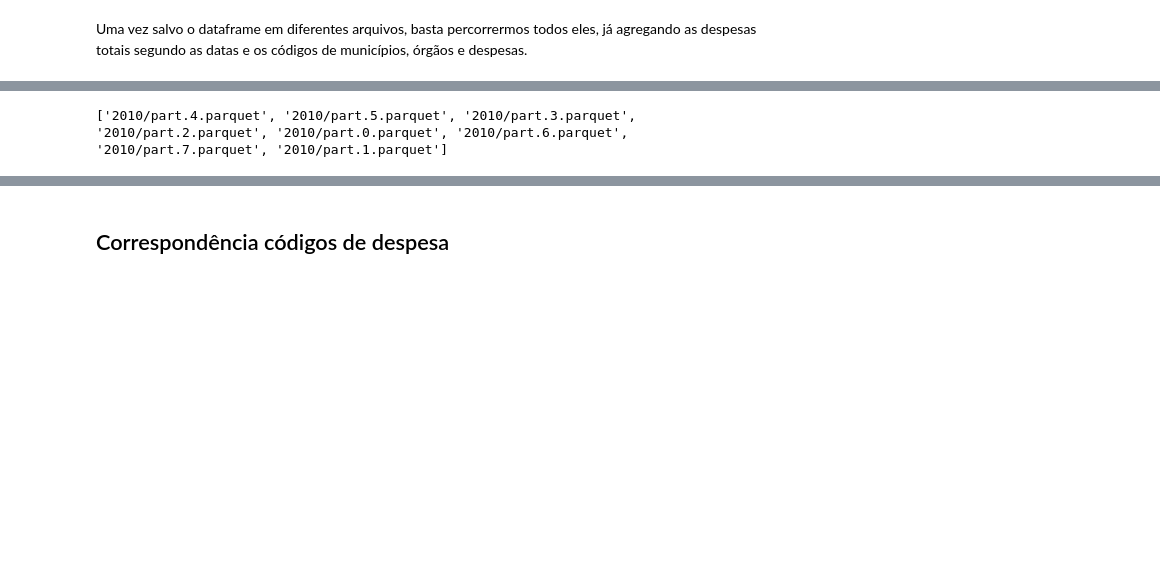
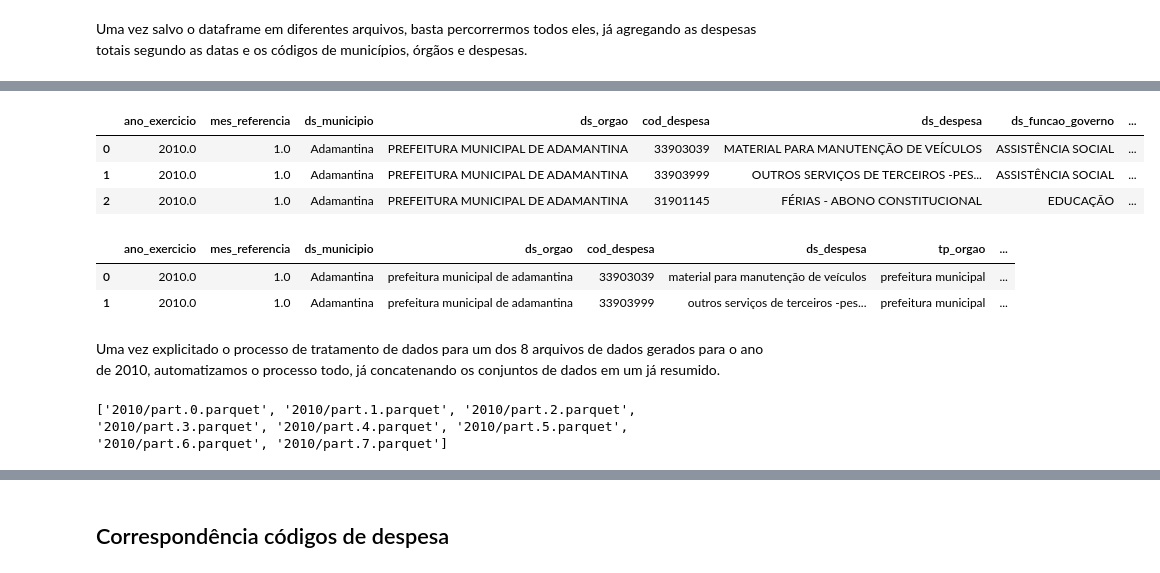
Before and after one commit to nhilariosilva/projeto_tcesp, a Jupyter notebook: Scrapping Transparência/Criação das Tabelas.ipynb, the cells around one changed output, grey strips where cells are left out. Saved outputs shown, nothing was run; the diff lists cells and outputs as text; code cells hidden in the pictures; blank space fills up the shorter version.

```diff
--- a/Scrapping Transparência/Criação das Tabelas.ipynb
+++ b/Scrapping Transparência/Criação das Tabelas.ipynb
@@ -55,3 +56,8 @@ df_dd = df_dd.repartition(npartitions = 8)
 dd.to_parquet(df_dd, "2010", write_index = False)
 # %% [markdown]
 Uma vez salvo o dataframe em diferentes arquivos, basta percorrermos todos eles, já agregando as despesas totais segundo as datas e os códigos de municípios, órgãos e despesas.
+# %%
+df = pd.read_parquet("2010/part.0.parquet")
+print(df.shape)
+print(df.columns)
+df.head(3)
@@ -57,0 +79,16 @@ Uma vez salvo o dataframe em diferentes arquivos, basta percorrermos todos eles,
+# %%
+id_despesa = df.ds_elemento.str.split(" - ", n = 1, expand = True)
+id_despesa.columns = ["cod_despesa", "des_despesa"]
+
+df = pd.concat([df, id_despesa], axis = 1)
+# Filtra apenas as colunas de interesse
+df = df.filter(["ano_exercicio", "mes_referencia", "ds_municipio", "ds_orgao", "cod_despesa", "des_despesa",
+                "ds_funcao_governo", "ds_subfuncao_governo", "ds_fonte_recurso",
+                "ds_modalidade_lic", "vl_despesa"])
+df = df.rename(columns = {"des_despesa": "ds_despesa"})
+df.head(3)
+# %% [output]
+|  | ano_exercicio | mes_referencia | ds_municipio | ds_orgao | cod_despesa | ds_despesa | ds_funcao_governo | ... |
+| 0 | 2010.0 | 1.0 | Adamantina | PREFEITURA MUNICIPAL DE ADAMANTINA | 33903039 | MATERIAL PARA MANUTENÇÃO DE VEÍCULOS | ASSISTÊNCIA SOCIAL | ... |
+| 1 | 2010.0 | 1.0 | Adamantina | PREFEITURA MUNICIPAL DE ADAMANTINA | 33903999 | OUTROS SERVIÇOS DE TERCEIROS -PES... | ASSISTÊNCIA SOCIAL | ... |
+| 2 | 2010.0 | 1.0 | Adamantina | PREFEITURA MUNICIPAL DE ADAMANTINA | 31901145 | FÉRIAS - ABONO CONSTITUCIONAL | EDUCAÇÃO | ... |
@@ -57,0 +132,6 @@ Uma vez salvo o dataframe em diferentes arquivos, basta percorrermos todos eles,
+# %%
+df.head(2)
+# %% [output]
+|  | ano_exercicio | mes_referencia | ds_municipio | ds_orgao | cod_despesa | ds_despesa | tp_orgao | ... |
+| 0 | 2010.0 | 1.0 | Adamantina | prefeitura municipal de adamantina | 33903039 | material para manutenção de veículos | prefeitura municipal | ... |
+| 1 | 2010.0 | 1.0 | Adamantina | prefeitura municipal de adamantina | 33903999 | outros serviços de terceiros -pes... | prefeitura municipal | ... |
@@ -58,6 +155,9 @@ Uma vez salvo o dataframe em diferentes arquivos, basta percorrermos todos eles,
+# %% [markdown]
+Uma vez explicitado o processo de tratamento de dados para um dos 8 arquivos de dados gerados para o ano de 2010, automatizamos o processo todo, já concatenando os conjuntos de dados em um já resumido.
 # %%
-arquivos = glob('2010/*.parquet')
+arquivos = ['2010/part.0.parquet', '2010/part.1.parquet', '2010/part.2.parquet', '2010/part.3.parquet',
+            '2010/part.4.parquet', '2010/part.5.parquet', '2010/part.6.parquet', '2010/part.7.parquet']
 print(arquivos)
 # %% [output]
-['2010/part.4.parquet', '2010/part.5.parquet', '2010/part.3.parquet', '2010/part.2.parquet', '2010/part.0.parquet', '2010/part.6.parquet', '2010/part.7.parquet', '2010/part.1.parquet']
+['2010/part.0.parquet', '2010/part.1.parquet', '2010/part.2.parquet', '2010/part.3.parquet', '2010/part.4.parquet', '2010/part.5.parquet', '2010/part.6.parquet', '2010/part.7.parquet']
 # %%
```
Also changed, not shown: parts of 36 cells of this notebook, 15 other files.
